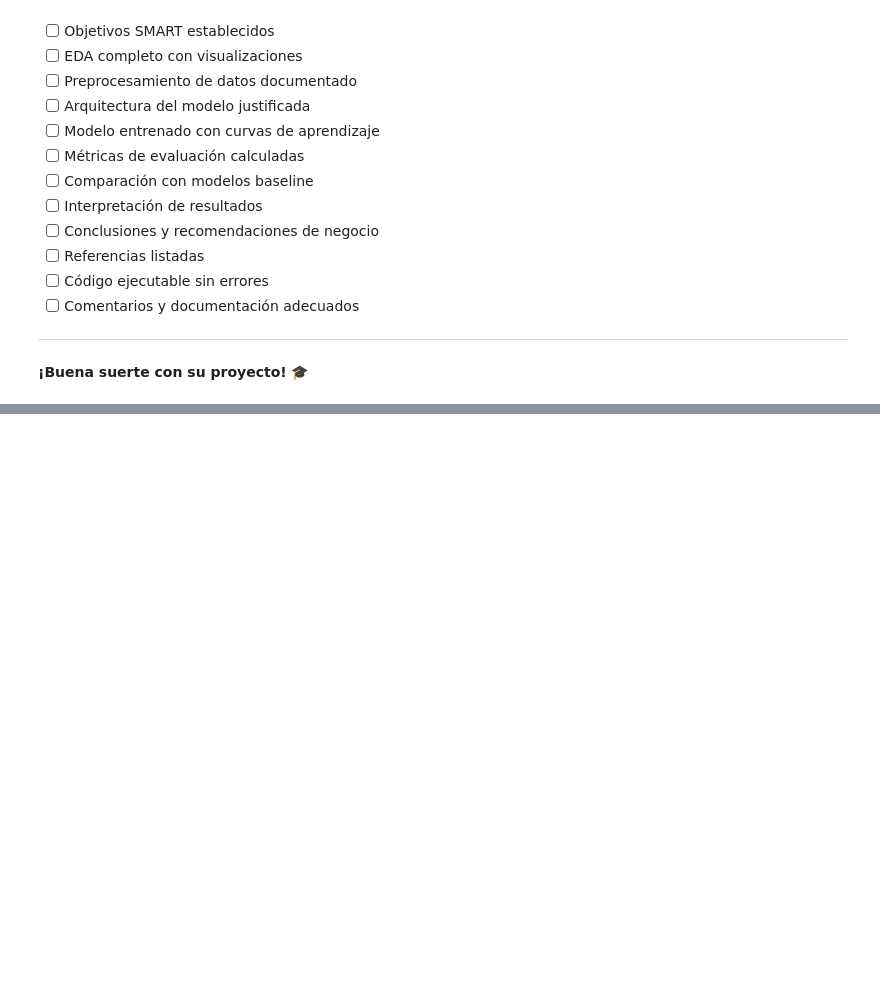
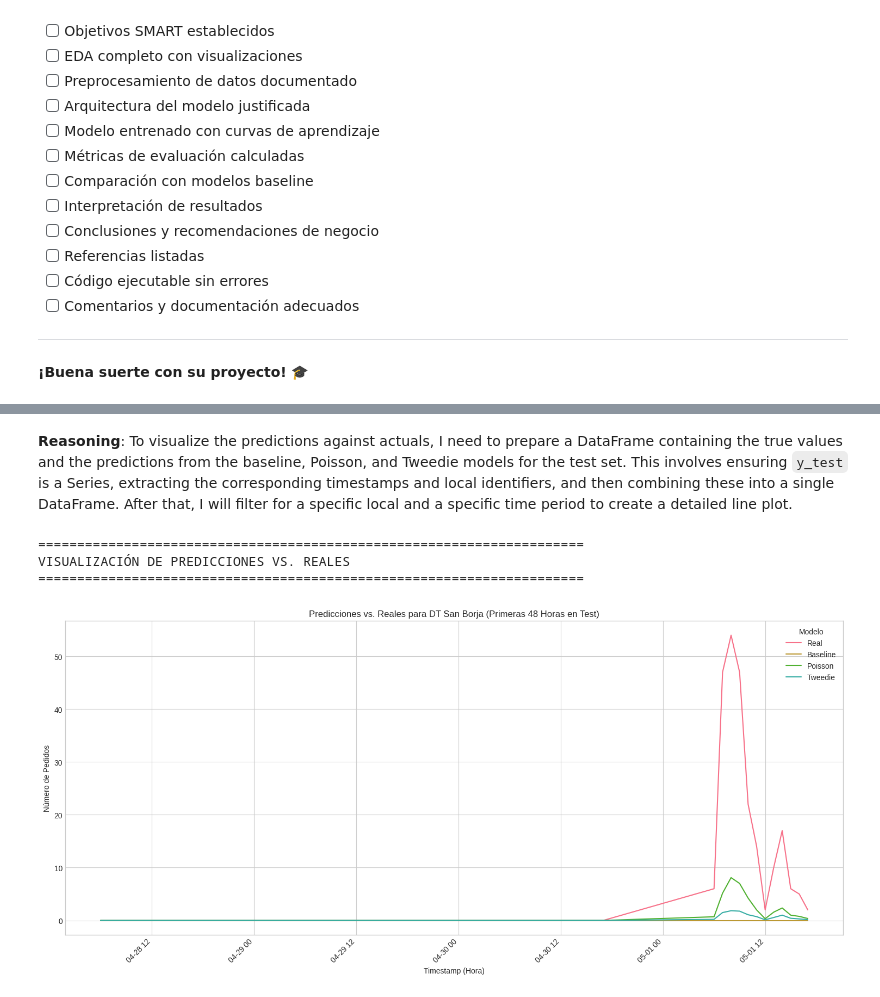
Before and after one commit to ZeroFiles/AML-Final-Ortiz-Larry, a Jupyter notebook: notebooks/AML_final_project_Larry_Ortiz.ipynb, the cells around one changed output, grey strips where cells are left out. Drawn from its saved outputs; the diff is of its cells as text; code cells hidden in the pictures; blank space fills up the shorter version.

```diff
--- a/notebooks/AML_final_project_Larry_Ortiz.ipynb
+++ b/notebooks/AML_final_project_Larry_Ortiz.ipynb
@@ -1552,0 +1608,65 @@ Antes de entregar, verifique que ha completado los siguientes elementos:
+# %% [markdown]
+**Reasoning**:
+To visualize the predictions against actuals, I need to prepare a DataFrame containing the true values and the predictions from the baseline, Poisson, and Tweedie models for the test set. This involves ensuring `y_test` is a Series, extracting the corresponding timestamps and local identifiers, and then combining these into a single DataFrame. After that, I will filter for a specific local and a specific time period to create a detailed line plot.
+# %%
+print("=" * 70)
+print("VISUALIZACIÓN DE PREDICCIONES VS. REALES")
+print("=" * 70)
+
+# Asegurar que y_test sea una serie de pandas con índice reseteado para alineación
+y_test_series = y_all.loc[test_mask].reset_index(drop=True)
+
+# Obtener los timestamps y los identificadores de local para el conjunto de prueba (ya con índice reseteado)
+ts_test = df_ml.loc[test_mask, TIME_COLUMN].reset_index(drop=True)
+locals_test = df_ml.loc[test_mask, 'local'].reset_index(drop=True)
+
+# Convertir las predicciones de numpy a pandas Series con el mismo índice reseteado que y_test_series
+yhat_baseline_test_series = pd.Series(yhat_baseline_test).reset_index(drop=True)
+yhat_test_poisson_series = pd.Series(yhat_test_poisson).reset_index(drop=True)
+yhat_test_tweedie_series = pd.Series(yhat_test_tweedie).reset_index(drop=True)
+
+
+# 3. Crear un DataFrame para plotear, asegurando la correcta alineación de todos los componentes
+plot_df = pd.DataFrame({
+    'ts_hour': ts_test,
+    'local': locals_test,
+    'Real': y_test_series,
+    'Baseline': yhat_baseline_test_series,
+    'Poisson': yhat_test_poisson_series,
+    'Tweedie': yhat_test_tweedie_series
+})
+
+# 4. Seleccionar un local específico del conjunto de prueba
+# Usar un local de ejemplo, con fallback al primer local disponible si el ejemplo no está
+selected_local = 'DT San Borja' # Puedes cambiar este local si deseas visualizar otro
+if selected_local not in plot_df['local'].unique():
+    selected_local = plot_df['local'].iloc[0] # Fallback al primer local si el seleccionado no existe
+
+plot_df_local = plot_df[plot_df['local'] == selected_local].copy()
+
+# 5. Seleccionar un subconjunto de estas filas para la visualización detallada (ej. primeras 48 horas)
+# Asegurarse de que haya suficientes datos para plotear
+if len(plot_df_local) > 48:
+    plot_df_subset = plot_df_local.head(48)
+else:
+    plot_df_subset = plot_df_local
+
+# 6. Generar un gráfico de líneas
+plt.figure(figsize=(15, 7))
+sns.lineplot(data=plot_df_subset.melt(id_vars=['ts_hour', 'local'], var_name='Tipo', value_name='Pedidos'),
+             x='ts_hour', y='Pedidos', hue='Tipo')
+
+# 7. Agregar título, etiquetas y leyenda
+plt.title(f'Predicciones vs. Reales para {selected_local} (Primeras {len(plot_df_subset)} Horas en Test)')
+plt.xlabel('Timestamp (Hora)')
+plt.ylabel('Número de Pedidos')
+plt.legend(title='Modelo')
+plt.grid(True)
+plt.xticks(rotation=45, ha='right')
+plt.tight_layout()
+plt.show()
+# %% [output]
+======================================================================
+VISUALIZACIÓN DE PREDICCIONES VS. REALES
+======================================================================
+[figure, added]
```
Also changed, not shown: parts of 15 cells of this notebook.
